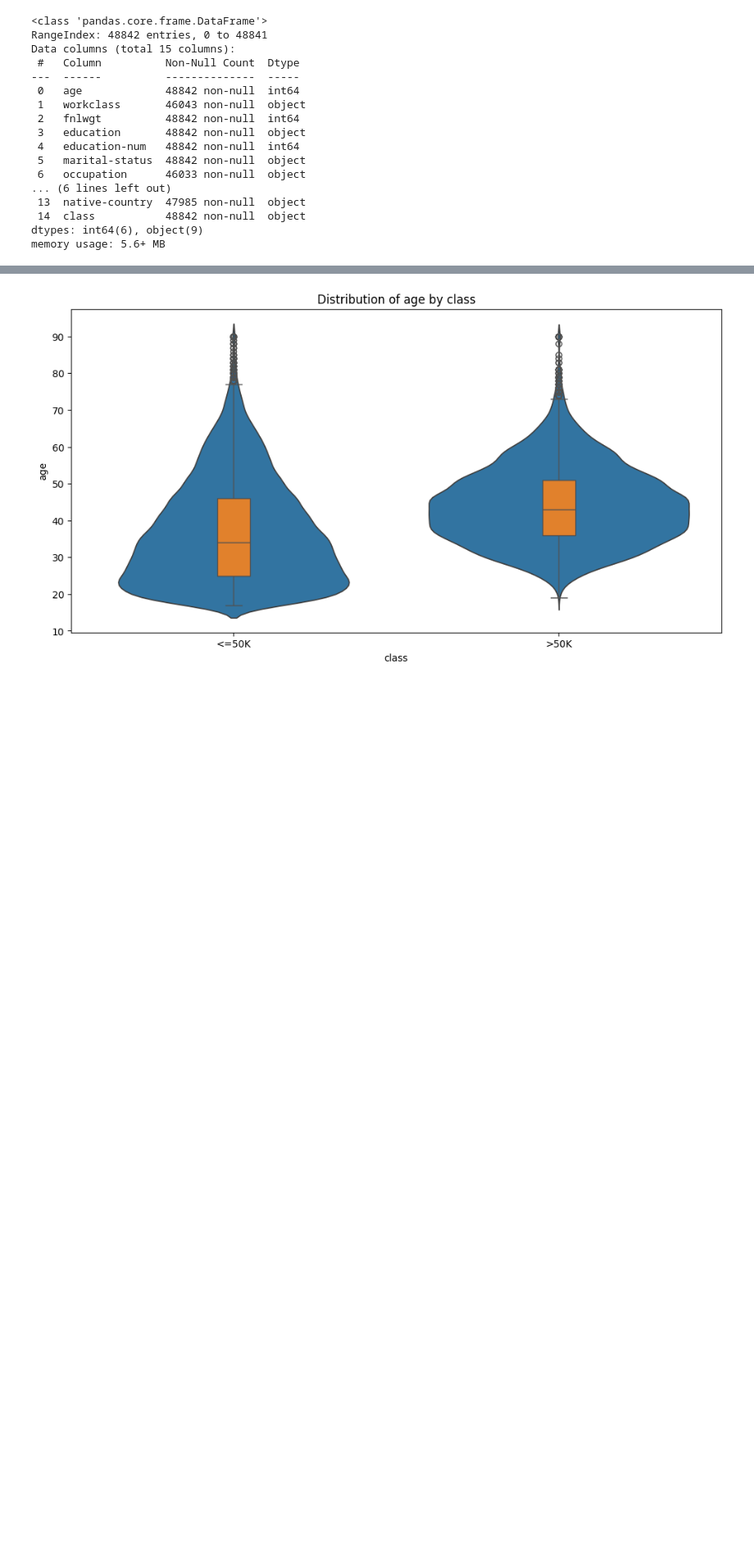
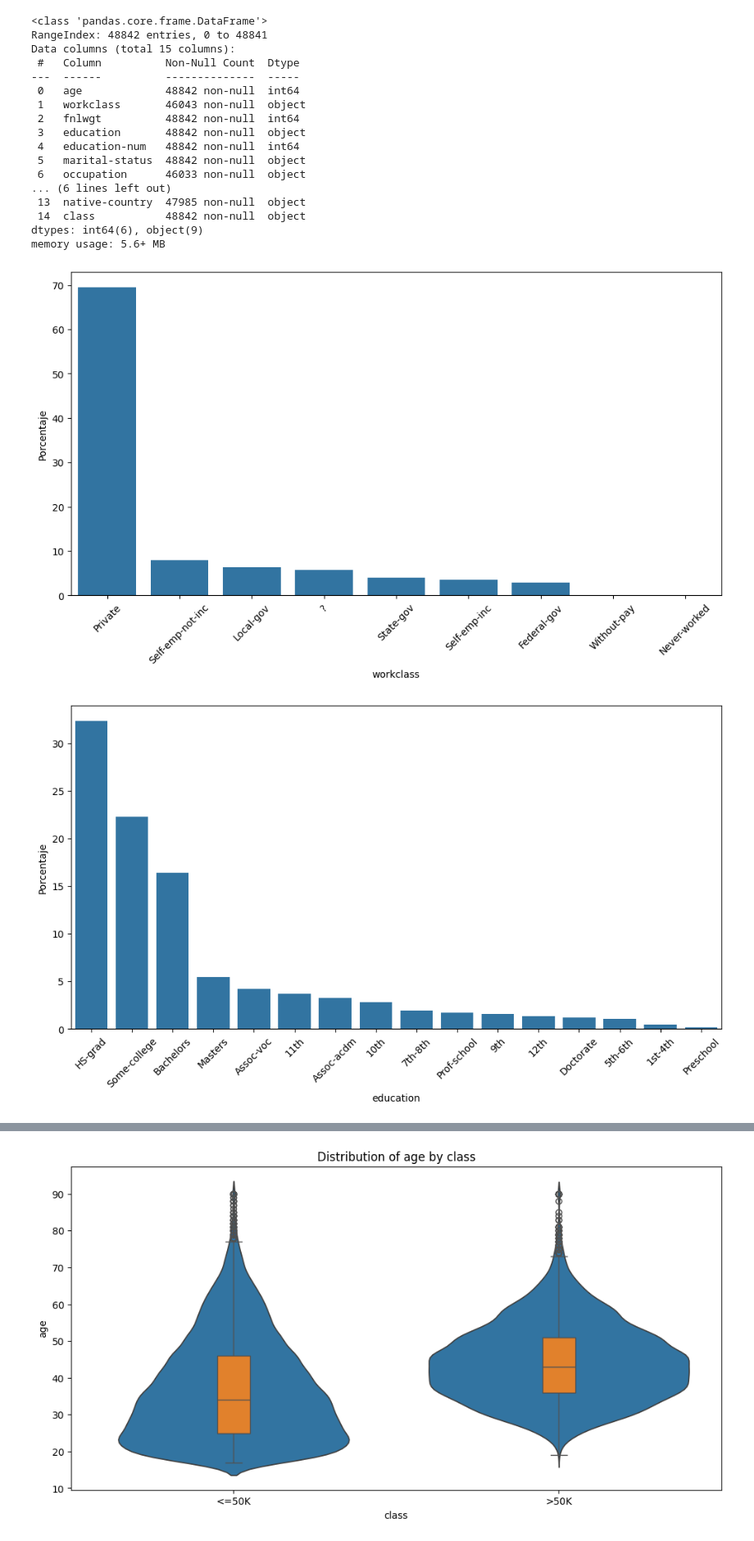
Before and after one commit to lucio-cornejo/timi-project, a Jupyter notebook: src/analisis_descriptivo/notebooks/main.ipynb, the cells around one changed output, grey strips where cells are left out. Shown at 82% size. Cells and saved outputs as stored; diff of their text form; code cells hidden in the pictures; blank space fills up the shorter version.

```diff
--- a/src/analisis_descriptivo/notebooks/main.ipynb
+++ b/src/analisis_descriptivo/notebooks/main.ipynb
@@ -86,0 +88,24 @@ for var_cat in vars_cat:
+# %%
+"""
+Distribución/porcentajes de cada variable categórica
+"""
+num_observaciones = datos.shape[0]
+for var_cat in vars_cat:
+  porcentajes_var_cat = (datos
+    .groupby([var_cat]).size()
+    .reset_index(name = 'cantidad')
+    .sort_values(by = 'cantidad', ascending = False)
+    .assign(Porcentaje = lambda d: 100 * (d['cantidad'] / num_observaciones))
+  )
+
+  plt.figure(figsize = (12, 6))
+  sns.barplot(
+    x = var_cat, y = 'Porcentaje',
+    data = porcentajes_var_cat,
+    order = porcentajes_var_cat[var_cat]
+  )
+  plt.xticks(rotation = 45)
+  plt.show()
+# %% [output]
+[figure, added]
+[figure, added]
```
Also changed, not shown: parts of 3 cells of this notebook, 1 other file.
